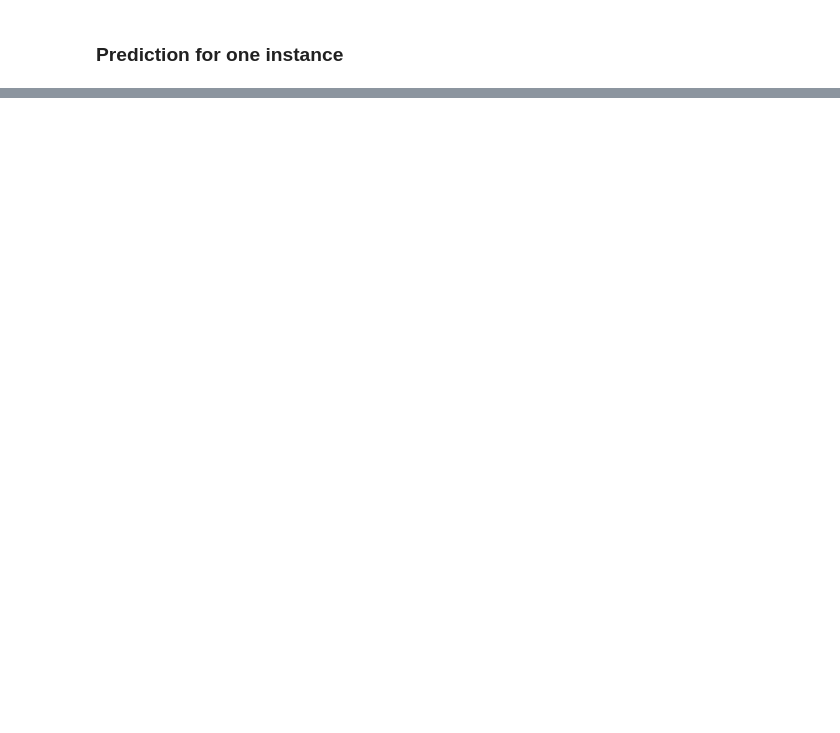
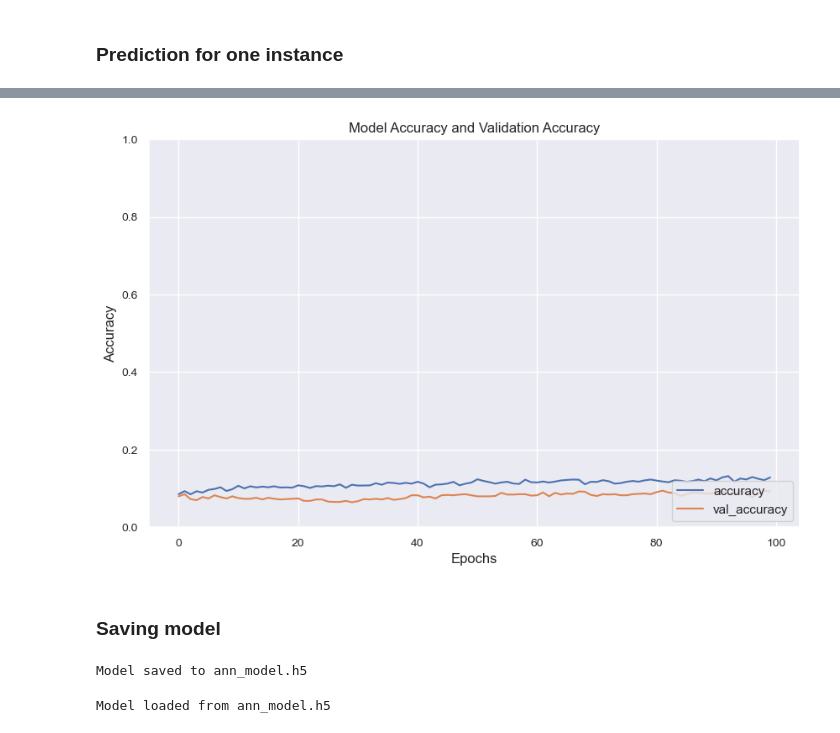
Before and after one commit to sSumankumari/Career-Path-Prediction-and-Guidance-System, a Jupyter notebook: model/model.ipynb, the cells around one changed output, grey strips where cells are left out. Cells and saved outputs as stored; diff of their text form; code cells hidden in the pictures; blank space fills up the shorter version.

Commit message:
Model training complete

```diff
--- a/model/model.ipynb
+++ b/model/model.ipynb
@@ -790,0 +741,5 @@ accuracy= 0.7892831281679942
+# %%
+xgb_model = Pipeline(steps=[
+    ('preprocessor', preprocessor),
+    ('classifier', XGBClassifier(use_label_encoder=False, eval_metric='mlogloss'))
+])
@@ -804,0 +807,21 @@ Probability of Predicted class :  1.0
+# %%
+# Preprocess the data for the neural network
+X_train_preprocessed = preprocessor.fit_transform(X_train)
+X_test_preprocessed = preprocessor.fit_transform(X_test)
+# %%
+input_dim = X_train_preprocessed.shape[1]
+num_classes = len(label_encoder.classes_)
+
+ann_model = Sequential([
+    Dense(128, input_dim=input_dim, activation='relu'),
+    Dropout(0.3),
+    Dense(64, activation='relu'),
+    Dropout(0.3),
+    Dense(32, activation='relu'),
+    Dense(num_classes, activation='softmax')
+])
+# %%
+ann_model.compile(optimizer='adam', loss='sparse_categorical_crossentropy', metrics=['accuracy'])
+
+# Train ANN model
+history = ann_model.fit(X_train_preprocessed, y_train_encoded, epochs=100, batch_size=32, validation_split=0.2)
@@ -804,0 +853,33 @@ Probability of Predicted class :  1.0
+# %%
+# Plot training history
+plt.figure(figsize=(10, 6))  # Adjust the size as needed
+
+plt.plot(history.history['accuracy'], label='accuracy')
+plt.plot(history.history['val_accuracy'], label='val_accuracy')
+
+# Set labels and title
+plt.xlabel('Epochs')
+plt.ylabel('Accuracy')
+plt.ylim([0, 1])
+plt.title('Model Accuracy and Validation Accuracy')
+plt.legend(loc='lower right')
+
+# Adjust the size of ticks
+plt.tick_params(axis='both', which='major', labelsize=10)
+plt.show()
+# %% [output]
+[figure, added]
+# %% [markdown]
+### Saving model
+# %%
+ann_model.save('ann_model.h5')
+print("Model saved to ann_model.h5")
+# %% [output]
+Model saved to ann_model.h5
+# %%
+from tensorflow.keras.models import load_model
+
+loaded_model = load_model('ann_model.h5')
+print("Model loaded from ann_model.h5")
+# %% [output]
+Model loaded from ann_model.h5
```
Also changed, not shown: parts of 66 cells of this notebook, 1 other file.
